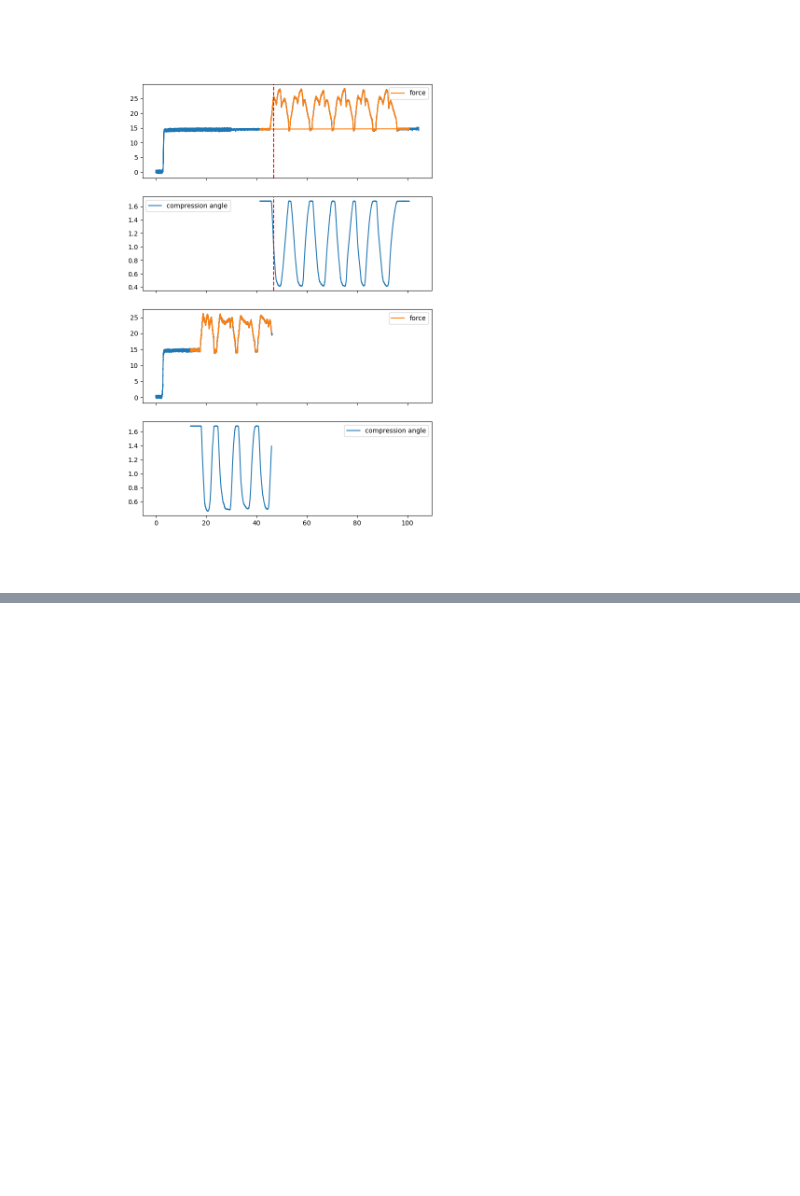
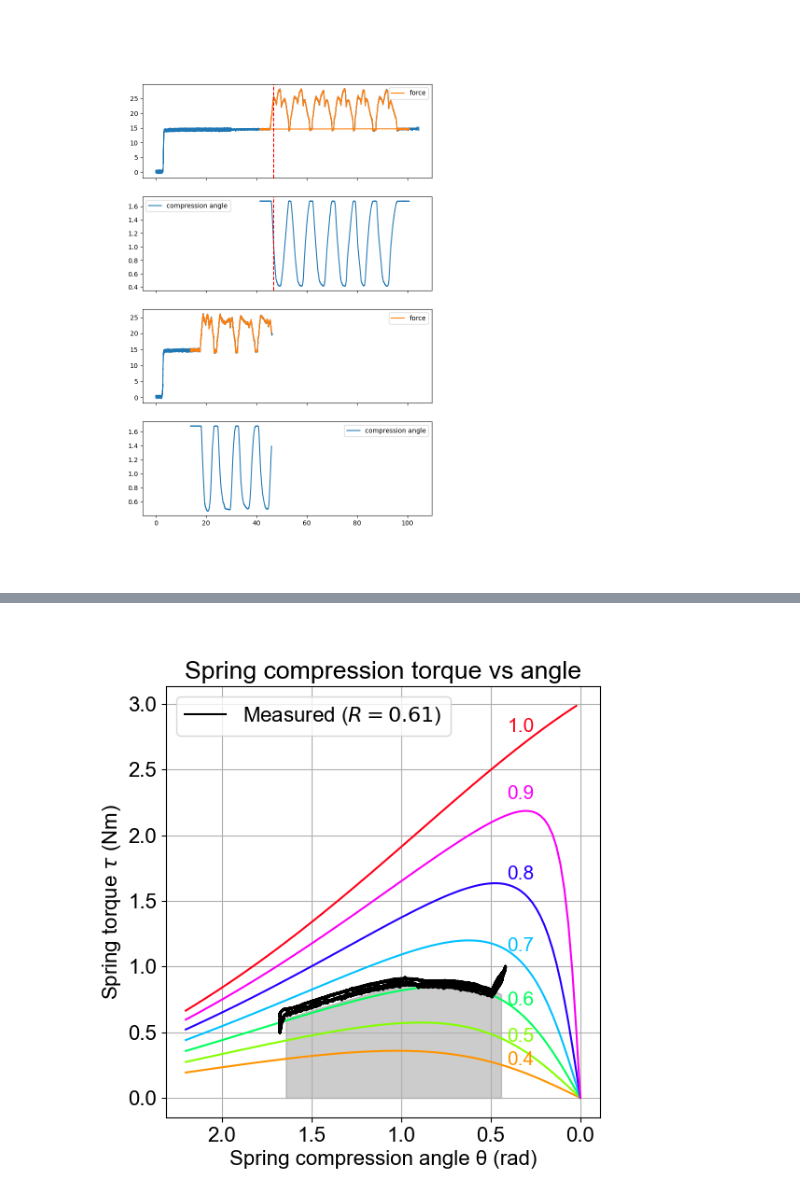
Before and after one commit to NovelMobileRobotsLab/pinto-squirrel, a Jupyter notebook: ICRA25/spring_torque/spring1/analysis.ipynb, the cells around one changed output, grey strips where cells are left out. Drawn from its saved outputs; the diff is of its cells as text; code cells hidden in the pictures; blank space fills up the shorter version.

```diff
--- a/ICRA25/spring_torque/spring1/analysis.ipynb
+++ b/ICRA25/spring_torque/spring1/analysis.ipynb
@@ -275,0 +275,77 @@ plt.savefig('spring_torque_plot.png', format='png')
+# %%
+plt.figure(figsize=(6,6))
+# plt.figure()
+
+plt.rcParams['font.family'] = 'Arial'
+plt.rcParams['font.size'] = 16
+
+
+L1 = 0.057896
+theta_start = radians(94.1)
+theta_end = radians(94.1 - 68.8)
+thetas = np.linspace(2.2, 0, 100)
+L0 = 0.085
+n_springs = 6
+k = 43*n_springs
+F0 = 5*n_springs
+
+L2_real = 0.035384
+R_real = L2_real/L1
+print(R_real)
+
+
+
+# L2 = 35.384
+# for R in np.linspace(0.3, 0.9, 6):
+for R in [0.4, 0.5, 0.6, 0.7, 0.8, 0.9, 1]:
+    L2 = R*L1
+    L1_rescale = L1
+
+    Ls = sqrt(L1_rescale**2 + L2**2 - 2*L1_rescale*L2*cos(thetas))
+    Fs = k*(L0 - Ls) + F0
+    # phis = arcsin()
+    Ts = Fs *L2 * L2*sin(thetas)/Ls
+    T_norms = Ts/max(Ts)
+
+
+    color = plt.cm.hsv(R*1.5-0.5)  # Use a red-blue colormap to vary color based on R
+    # plt.plot(thetas, Ts, label=f"{R:.1f}", color=color)
+    plt.plot(thetas, Ts, color=color)
+
+    mid_index = int(len(thetas)*0.84)
+    plt.text(thetas[mid_index], Ts[mid_index]+(R-0.25)*0.1, f"{R:.1f}", fontsize=15, color=color, ha='center', va='bottom')
+    print(R)
+
+
+thetas = np.linspace(theta_start, theta_end, 50)
+L2 = R_real * L1
+Ls = sqrt(L1**2 + L2**2 - 2*L1*L2*cos(thetas))
+Fs = k*(L0 - Ls) + F0
+phis = arcsin(L2*sin(thetas)/Ls)
+Ts = Fs*L2*sin(phis)
+T_norms = Ts/max(Ts)
+# plt.plot(thetas, Ts, label=f"0.61 (Chosen)", color='black')
+
+
+x_fill = thetas[(thetas <= theta_start) & (thetas >= theta_end)]
+y_fill = Ts[(thetas <= theta_start) & (thetas >= theta_end)]
+plt.fill_between(x_fill, y_fill, color='gray', alpha=0.4)
+
+
+plt.plot(df_encoder['angle'], df_encoder['N23_interp'] * L2_real, label='Measured ($R=0.61$)', color='black')
+
+
+
+# plt.ylim(ymin=0, ymax=50)
+plt.xlabel('Spring compression angle θ (rad)')
+plt.ylabel('Spring torque $τ$ (Nm)')
+plt.title('Spring compression torque vs angle')
+plt.grid(True)
+plt.gca().invert_xaxis()
+# plt.legend( title="$R=L_2/L_1$")
+plt.legend()
+
+
+plt.savefig('spring_torque_plot.pdf', format='pdf')
+plt.savefig('spring_torque_plot.png', format='png')
+# %% [output]
@@ -275,0 +360 @@ plt.savefig('spring_torque_plot.png', format='png')
+[figure, added]
```
Also changed, not shown: parts of 3 cells of this notebook, 18 other files.
